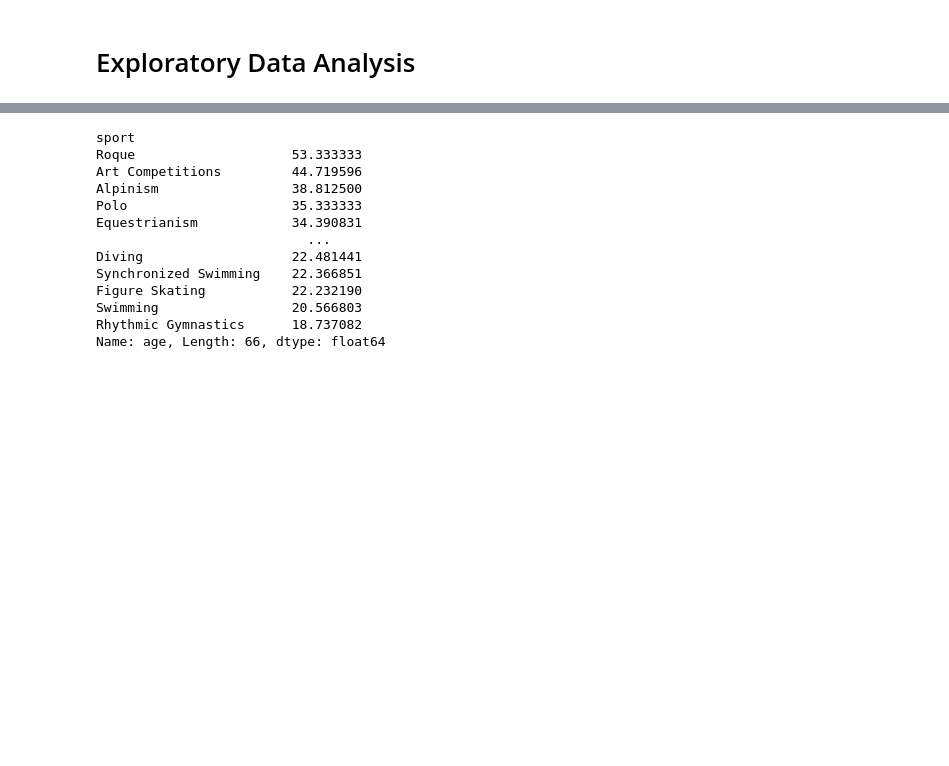
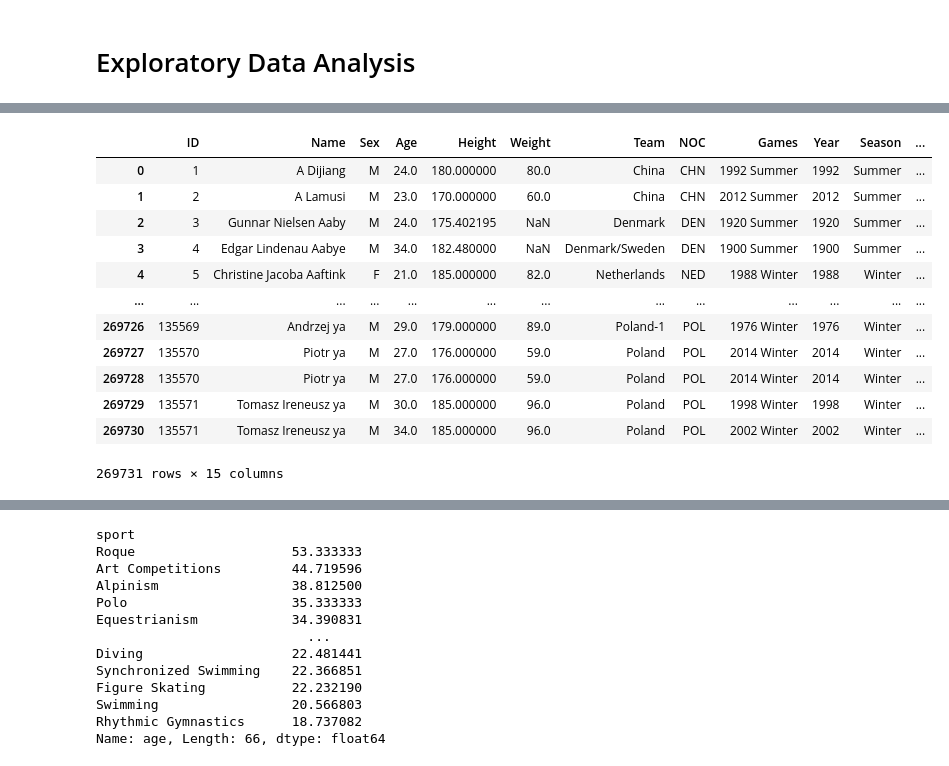
Before and after one commit to RonanD10/capstone-project, a Jupyter notebook: notebooks/exploratory_data_analysis.ipynb, the cells around one changed output, grey strips where cells are left out. Cells and saved outputs as stored; diff of their text form; code cells hidden in the pictures; blank space fills up the shorter version.

Commit message:
Fixed data cleaning and added Streamlit features.

```diff
--- a/notebooks/exploratory_data_analysis.ipynb
+++ b/notebooks/exploratory_data_analysis.ipynb
@@ -9,3 +9,5 @@ import matplotlib.pyplot as plt
 file_path = "../data/processed/cleaned_data.csv"
 
 df = pd.read_csv(file_path)
+
+df2 = pd.read_csv("../data/raw/unclean_data.csv")
@@ -11,0 +34,27 @@ df = pd.read_csv(file_path)
+# %%
+df2 = df2.drop_duplicates()
+df2.reset_index(drop=True, inplace=True)
+
+def fill_missing_values(data: pd.DataFrame) -> pd.DataFrame:
+    # Use sport groups to impute missing age, height, weight
+    a = df.groupby('Sport').mean(numeric_only=True)["Height"]
+    for sport in a.index():
+        print(sport)
+    data['Height'] = data['Height'].fillna(data.groupby('Sport')['Height'].transform('mean'))
+
+    return data
+fill_missing_values(df2)
+# %% [output]
+|  | ID | Name | Sex | Age | Height | Weight | Team | NOC | Games | Year | Season | ... |
+| 0 | 1 | A Dijiang | M | 24.0 | 180.000000 | 80.0 | China | CHN | 1992 Summer | 1992 | Summer | ... |
+| 1 | 2 | A Lamusi | M | 23.0 | 170.000000 | 60.0 | China | CHN | 2012 Summer | 2012 | Summer | ... |
+| 2 | 3 | Gunnar Nielsen Aaby | M | 24.0 | 175.402195 | NaN | Denmark | DEN | 1920 Summer | 1920 | Summer | ... |
+| 3 | 4 | Edgar Lindenau Aabye | M | 34.0 | 182.480000 | NaN | Denmark/Sweden | DEN | 1900 Summer | 1900 | Summer | ... |
+| 4 | 5 | Christine Jacoba Aaftink | F | 21.0 | 185.000000 | 82.0 | Netherlands | NED | 1988 Winter | 1988 | Winter | ... |
+| ... | ... | ... | ... | ... | ... | ... | ... | ... | ... | ... | ... | ... |
+| 269726 | 135569 | Andrzej ya | M | 29.0 | 179.000000 | 89.0 | Poland-1 | POL | 1976 Winter | 1976 | Winter | ... |
+| 269727 | 135570 | Piotr ya | M | 27.0 | 176.000000 | 59.0 | Poland | POL | 2014 Winter | 2014 | Winter | ... |
+| 269728 | 135570 | Piotr ya | M | 27.0 | 176.000000 | 59.0 | Poland | POL | 2014 Winter | 2014 | Winter | ... |
+| 269729 | 135571 | Tomasz Ireneusz ya | M | 30.0 | 185.000000 | 96.0 | Poland | POL | 1998 Winter | 1998 | Winter | ... |
+| 269730 | 135571 | Tomasz Ireneusz ya | M | 34.0 | 185.000000 | 96.0 | Poland | POL | 2002 Winter | 2002 | Winter | ... |
+269731 rows × 15 columns
```
Also changed, not shown: parts of 16 cells of this notebook, 11 other files.
